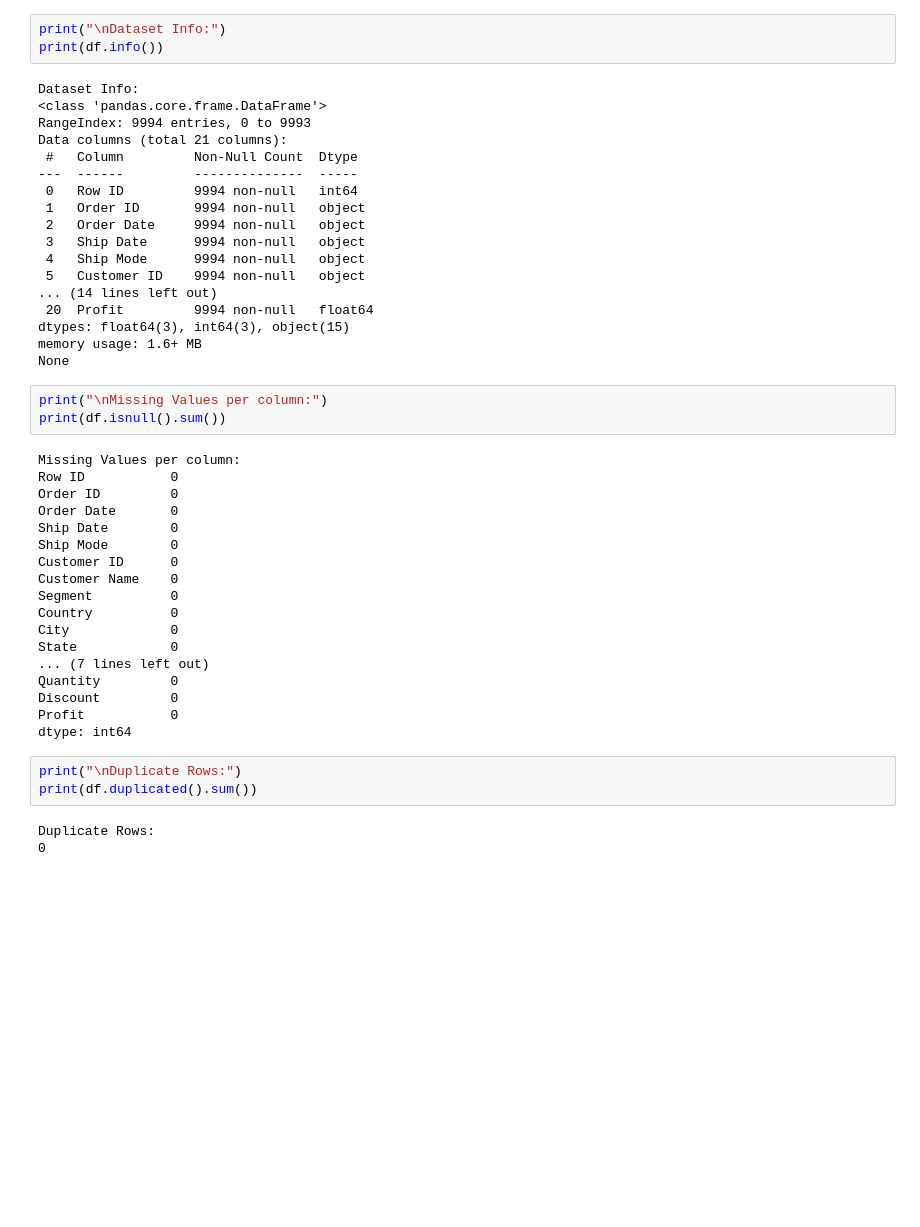
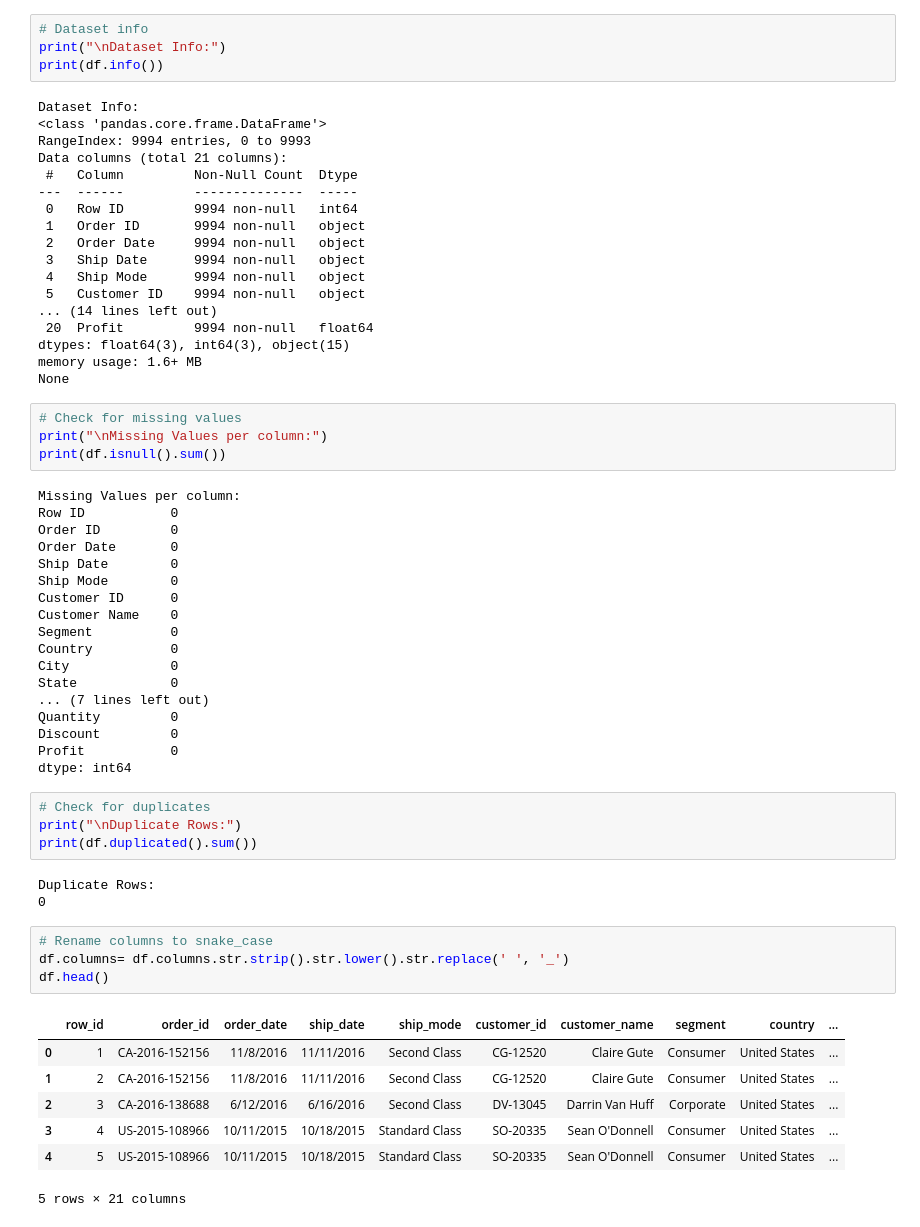
Before and after one commit to eyaH5/superstore-analysis, a Jupyter notebook: notebooks/superstore_analysis.ipynb, the cells around one changed output. Saved outputs shown, nothing was run; the diff lists cells and outputs as text; blank space fills up the shorter version.

```diff
--- a/notebooks/superstore_analysis.ipynb
+++ b/notebooks/superstore_analysis.ipynb
@@ -26,6 +34,7 @@ First 5 rows of the dataset:
 
 [5 rows x 21 columns]
 # %%
+# Dataset info
 print("\nDataset Info:")
 print(df.info())
 # %% [output]
@@ -47,6 +56,7 @@ dtypes: float64(3), int64(3), object(15)
 memory usage: 1.6+ MB
 None
 # %%
+# Check for missing values
 print("\nMissing Values per column:")
 print(df.isnull().sum())
 # %% [output]
@@ -68,8 +78,21 @@ Discount         0
 Profit           0
 dtype: int64
 # %%
+# Check for duplicates
 print("\nDuplicate Rows:")
 print(df.duplicated().sum())
 # %% [output]
 Duplicate Rows:
 0
+# %%
+# Rename columns to snake_case
+df.columns= df.columns.str.strip().str.lower().str.replace(' ', '_')
+df.head()
+# %% [output]
+|  | row_id | order_id | order_date | ship_date | ship_mode | customer_id | customer_name | segment | country | ... |
+| 0 | 1 | CA-2016-152156 | 11/8/2016 | 11/11/2016 | Second Class | CG-12520 | Claire Gute | Consumer | United States | ... |
+| 1 | 2 | CA-2016-152156 | 11/8/2016 | 11/11/2016 | Second Class | CG-12520 | Claire Gute | Consumer | United States | ... |
+| 2 | 3 | CA-2016-138688 | 6/12/2016 | 6/16/2016 | Second Class | DV-13045 | Darrin Van Huff | Corporate | United States | ... |
+| 3 | 4 | US-2015-108966 | 10/11/2015 | 10/18/2015 | Standard Class | SO-20335 | Sean O'Donnell | Consumer | United States | ... |
+| 4 | 5 | US-2015-108966 | 10/11/2015 | 10/18/2015 | Standard Class | SO-20335 | Sean O'Donnell | Consumer | United States | ... |
+5 rows × 21 columns
```
Also changed, not shown: parts of 15 cells of this notebook.
